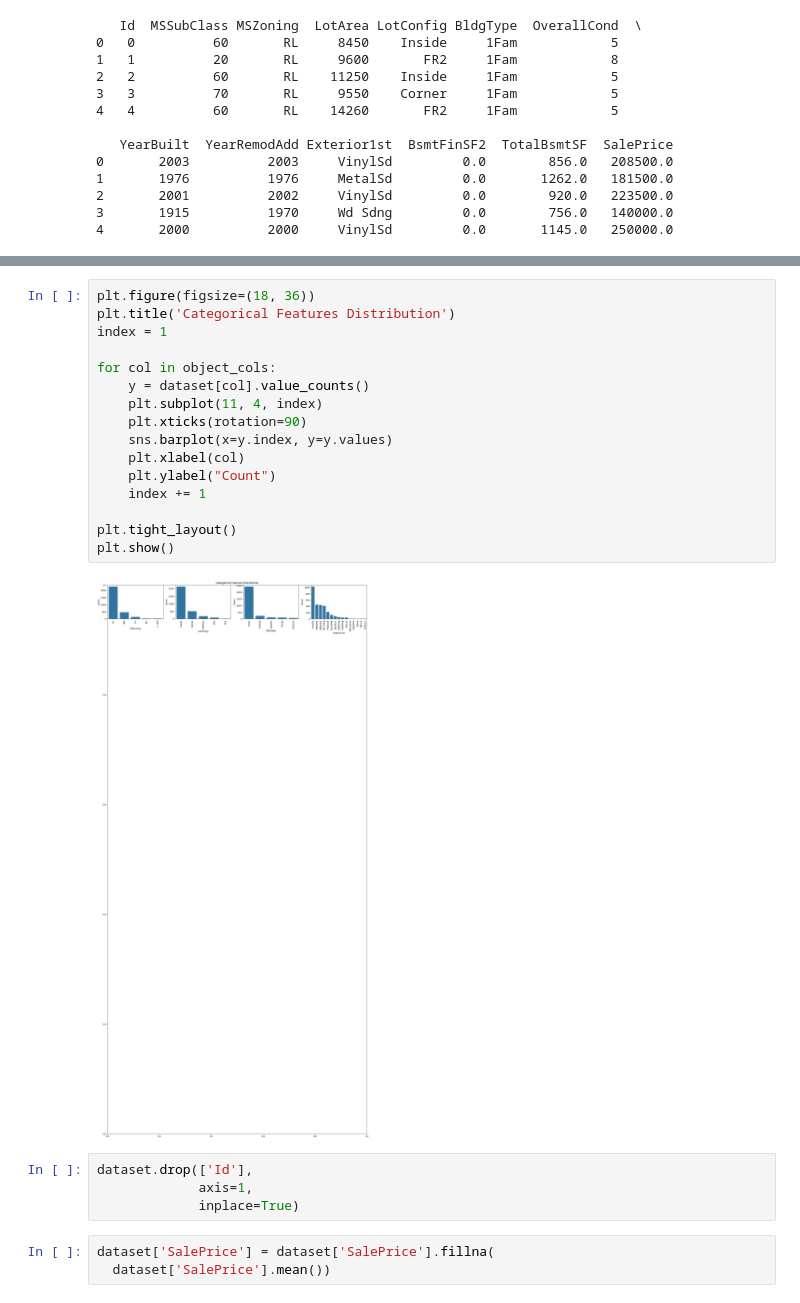
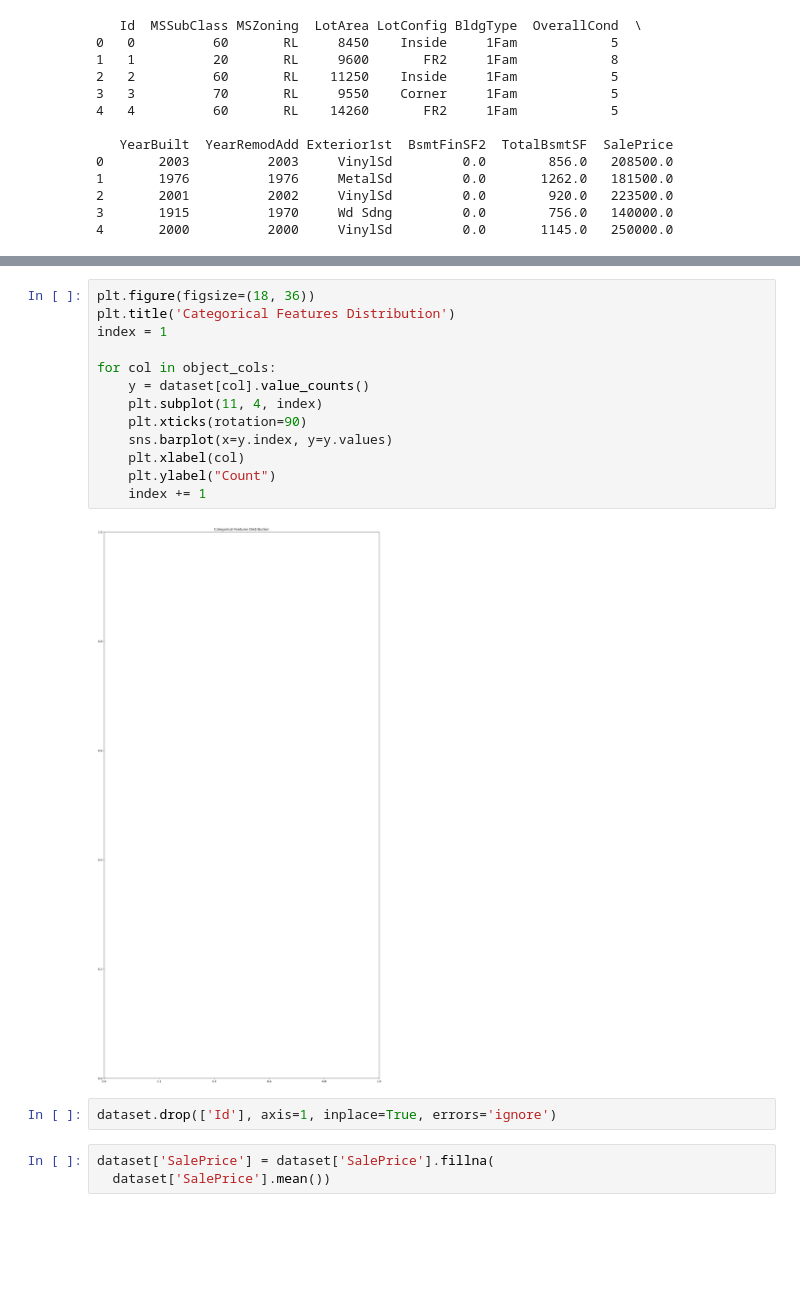
Before and after one commit to AjayNV03/nexus-p4, a Jupyter notebook: House_Price_Prediction.ipynb, the cells around one changed output, grey strips where cells are left out. Drawn from its saved outputs; the diff is of its cells as text; blank space fills up the shorter version.

```diff
--- a/House_Price_Prediction.ipynb
+++ b/House_Price_Prediction.ipynb
@@ -66,25 +66,20 @@ sns.barplot(x=object_cols,y=unique_values)
 # %%
 plt.figure(figsize=(18, 36))
 plt.title('Categorical Features Distribution')
 index = 1
 
 for col in object_cols:
     y = dataset[col].value_counts()
     plt.subplot(11, 4, index)
     plt.xticks(rotation=90)
     sns.barplot(x=y.index, y=y.values)
     plt.xlabel(col)
     plt.ylabel("Count")
     index += 1
-
-plt.tight_layout()
-plt.show()
 # %% [output]
-[figure, old version]
+[figure, new version]
 # %%
-dataset.drop(['Id'],
-             axis=1,
-             inplace=True)
+dataset.drop(['Id'], axis=1, inplace=True, errors='ignore')
 # %%
 dataset['SalePrice'] = dataset['SalePrice'].fillna(
   dataset['SalePrice'].mean())
```
Also changed, not shown: parts of 13 cells of this notebook.
